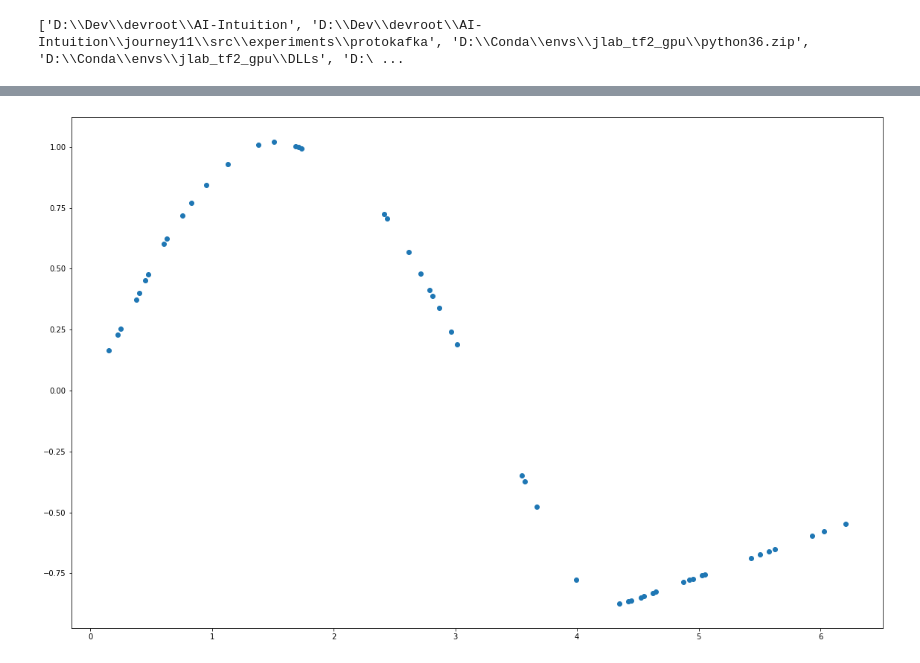
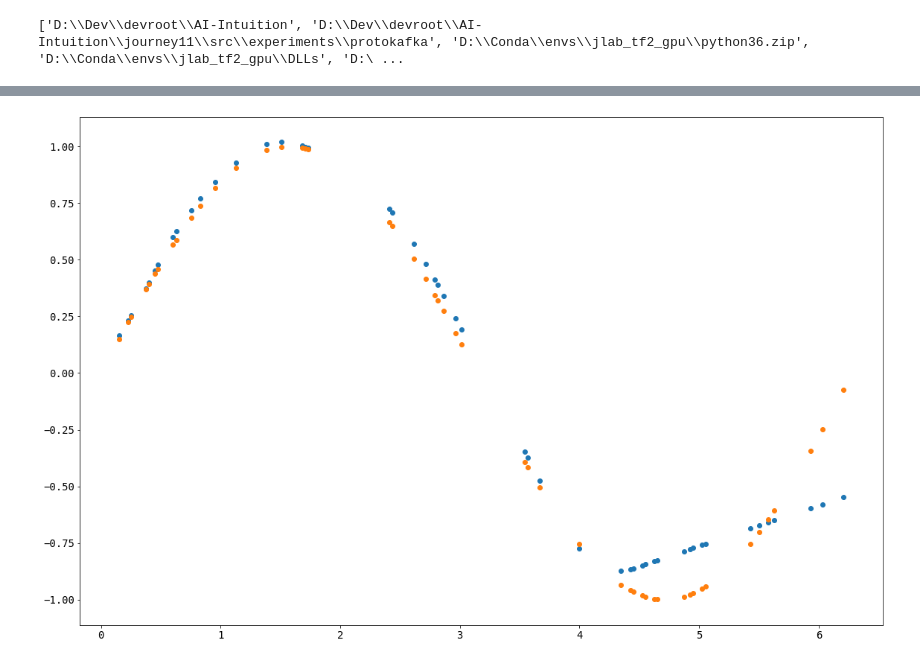
Before and after one commit to parrisma/RL-Intuition, a Jupyter notebook: src/tictactoe/experiment2/experiment2.ipynb, the cells around one changed output, grey strips where cells are left out. Saved outputs shown, nothing was run; the diff lists cells and outputs as text; code cells hidden in the pictures.

```diff
--- a/src/tictactoe/experiment2/experiment2.ipynb
+++ b/src/tictactoe/experiment2/experiment2.ipynb
@@ -74,2 +72,0 @@ plt.show()
-# %%
-hello_world_data = ValsJson.load_values_from_json("..//data/Detecting-Lesa/summary.json")
@@ -79,0 +73,8 @@ dict_keys(['prediction_interim_0000', 'prediction_interim_0009', 'prediction_int
+# %%
+## Load Hello World Training summary
+context_name = 'Detecting-Lesa'
+hello_world_data = ValsJson.load_values_from_json("..//data/{}/summary.json".format(context_name))
+print("Convert all summary data to numpy array:")
+for k in hello_world_data.keys():
+    print("\t{}".format(k))
+    hello_world_data[k] = np.asarray(hello_world_data[k])
@@ -89,7 +129,15 @@ def plot_loss(loss, ax1):
     return
 # %%
 plt.rcParams['figure.figsize'] = [40/2.54, 25/2.54]
-fig, ax = plt.subplots(ncols=1, nrows=1, constrained_layout=True)
-plot_loss(hello_world_data['loss'], ax)
-plt.show()
+font = {'family' : 'DejaVu Sans Mono'}
+plt.rc('font', **font)
+plt.rcParams['axes.labelsize'] = 20
+plt.rcParams['axes.titlesize'] = 20
+plt.rcParams['xtick.labelsize'] = 14
+plt.rcParams['ytick.labelsize'] = 14
+clear_output(wait=True)
+with plt.style.context('dark_background'):
+    fig, ax = plt.subplots(ncols=1, nrows=1, constrained_layout=True)
+    plot_loss(hello_world_data['loss'], ax)
+    plt.show()
 # %% [output]
@@ -127,21 +176,22 @@ for i in range(1):
 # %%
 import random
 
-xtr = np.asarray(hello_world_data['x_train'])
-xte = np.asarray(hello_world_data['x_test'])
-ytr = np.asarray(hello_world_data['y_train'])
-yte = np.asarray(hello_world_data['y_test'])
-prd = np.asarray(hello_world_data['prediction_interim_0035'])
+xtr = hello_world_data['x_train']
+xte = hello_world_data['x_test']
+ytr = hello_world_data['y_train']
+yte = hello_world_data['y_test']
+prd = hello_world_data['prediction_interim_0035']
 
 
 fig, ax = plt.subplots(ncols=1, nrows=1, constrained_layout=True)
 ax.scatter(xte, prd)
+ax.scatter(xte, yte)
 plt.show()
 
 #xtrf = (np.max(xtr) - np.min(xtr))/2
 #xtef = (np.max(xte) - np.min(xte))/2
 #ax.scatter((-xtr+(xtrf))/xtrf,ytr)
 #ax.scatter((-xte+(xtrf))/xtrf,yte)
 #plt.show()
 # %% [output]
-[figure, old version]
+[figure, new version]
```
Also changed, not shown: parts of 10 cells of this notebook.
